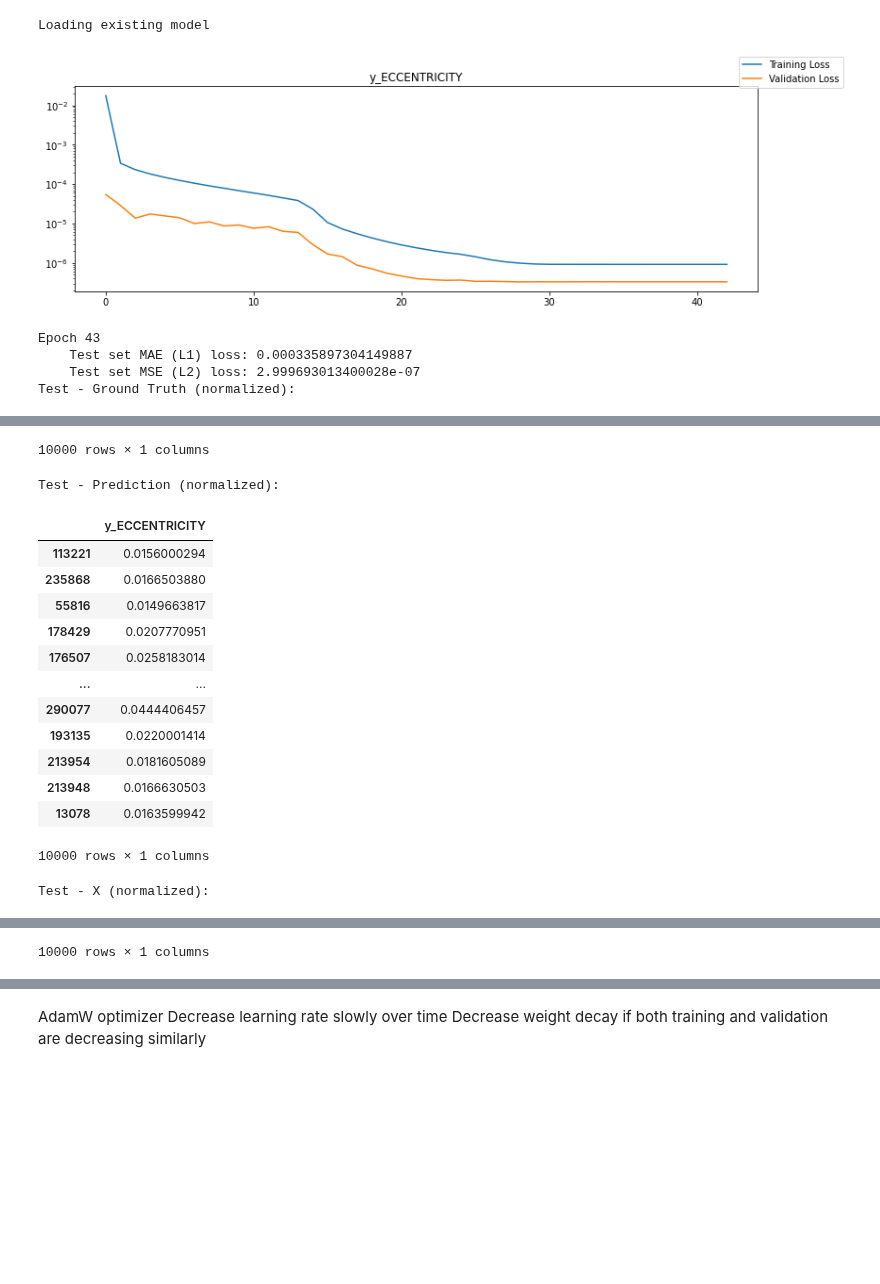
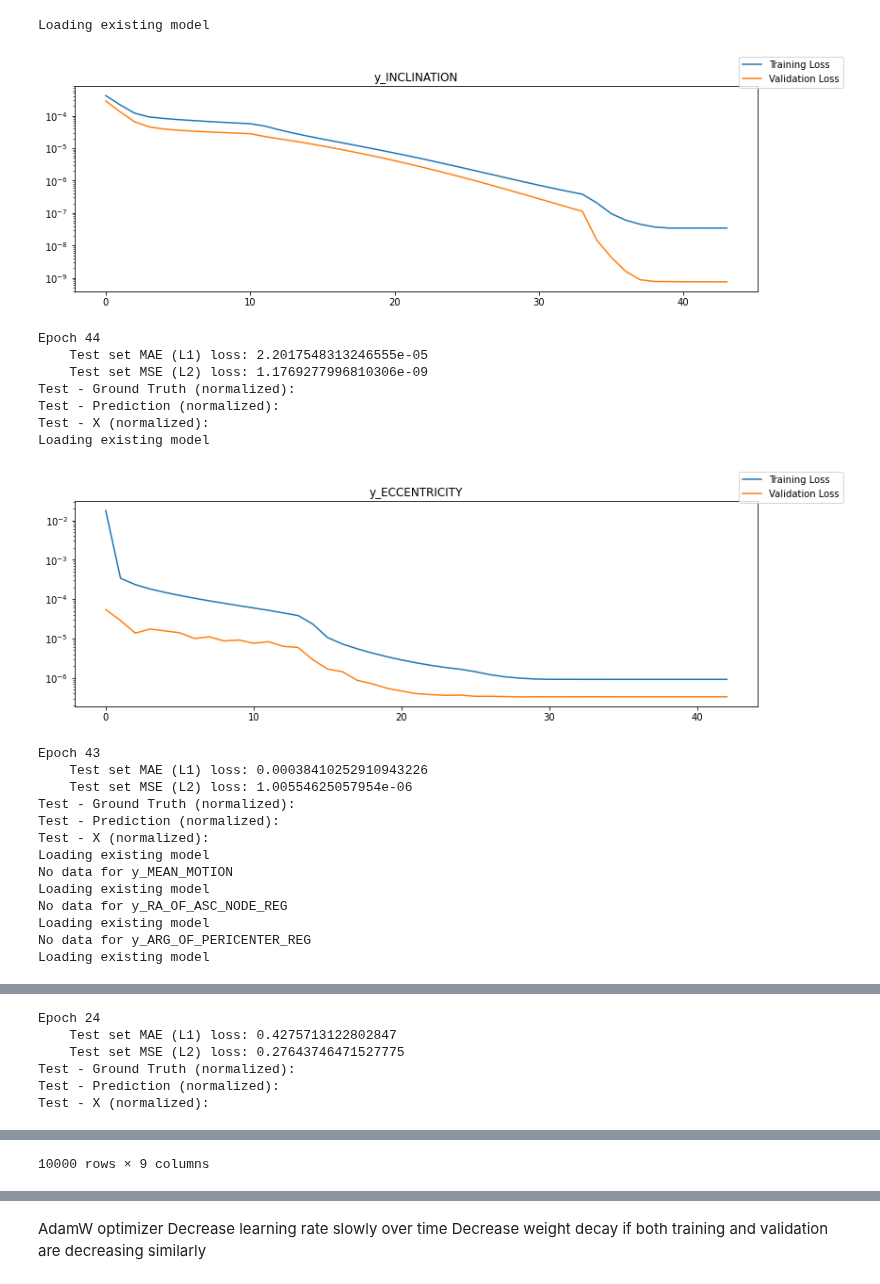
Before and after one commit to cm-tle-pred/tle-prediction, a Jupyter notebook: models/model_t5/model_overview.ipynb, the cells around one changed output, grey strips where cells are left out. Drawn from its saved outputs; the diff is of its cells as text; code cells hidden in the pictures; blank space fills up the shorter version.

Commit message:
Tweaked model and params for new model

```diff
--- a/models/model_t5/model_overview.ipynb
+++ b/models/model_t5/model_overview.ipynb
@@ -81,7 +81,7 @@ def get_ref_X_y(df):
     return (df[ref_cols], df[X_cols], df[y_cols])
 # %%
 train_config = {
-    'dataset' : 'sample_', # '', 'sample_', 'secret_'
+    'dataset' : 'sample2_', # '', 'sample_', 'secret_'
     'model_prefix' : "TRY_2_",
     'model_path' : f"{os.environ['GP_HIST_PATH']}/../t5_models",
     'device' : 'cpu',
@@ -107,43 +107,73 @@ model_configs = {
 }
 # %%
 # Create or load all new sub models here if needed.
+sample_idx = random.sample(list(X_test.index), 10000)
+# sample_idx = X_test.index
 all_models = {}
-# for sub_key in model_configs.keys():
-for sub_key in ['y_REV_MA_REG']:
+display_data = []
+for sub_key in y_cols:
     # When new models are created, a dummy optimizer is used
     model, loss_func, optimizer, mean_losses, next_epoch = load_sub_model_with_config(train_config, model_configs, sub_key)
     all_models[sub_key] = (model, loss_func, optimizer, mean_losses, next_epoch)
-    tl, vl = zip(*mean_losses)
+    try:
+        tl, vl = zip(*mean_losses)
+    except:
+        print(f"No data for {sub_key}")
+        continue
 
     fig,ax = plt.subplots(figsize=(13,4))
     ax.plot(tl, label="Training Loss")
     ax.plot(vl, label="Validation Loss")
     ax.set_title(sub_key)
+#     print(ax.get_ylim())
     ax.set_yscale('log')
+    ax.set_ylim((ax.get_ylim()[0], min(1,ax.get_ylim()[1])))
     fig.legend()
     plt.show()
 
     trained_model = model
-    sample_idx = random.sample(list(X_test.index), 10000)
     X_sample = X_test.loc[sample_idx]
     y_sample = y_test.loc[sample_idx][[sub_key]]
     y_sample_pred = predict(trained_model, X_sample, y_sample, device="cpu") # get predictions for each train
     y_sample_pred_df = pd.DataFrame(y_sample_pred, columns=y_sample.columns, index=y_sample.index)  # put results into a dataframe
     print(f'Epoch {next_epoch}')
     print(f'    Test set MAE (L1) loss: {mean_absolute_error(y_sample, y_sample_pred_df)}')
     print(f'    Test set MSE (L2) loss: {mean_squared_error(y_sample, y_sample_pred_df)}')
     print("Test - Ground Truth (normalized):")
-    display(y_sample)
+#     display(y_sample)
     print("Test - Prediction (normalized):")
-    display(y_sample_pred_df)
+#     display(y_sample_pred_df)
     print("Test - X (normalized):")
-    display(X_sample.iloc[:,model_configs[sub_key]['feature_index']:model_configs[sub_key]['feature_index']+1])
+#     display(X_sample.iloc[:,model_configs[sub_key]['feature_index']:model_configs[sub_key]['feature_index']+1])
+    display_data.append(y_sample)
+    display_data.append(y_sample_pred_df)
+    display_data.append(X_sample.iloc[:,model_configs[sub_key]['feature_index']:model_configs[sub_key]['feature_index']+1])
 #     display(X_sample.iloc[:,model_configs[sub_key]['feature_index']:model_configs[sub_key]['feature_index']+1].values - y_sample_pred_df.values)
-    print(mean_losses[-5:])
+#     print(mean_losses[-5:])
+
+df = pd.concat(display_data, axis=1)
+display(df)
 # %% [output]
 Loading existing model
-[figure, old version]
+[figure, new version]
-Epoch 43
-    Test set MAE (L1) loss: 0.000335897304149887
-    Test set MSE (L2) loss: 2.999693013400028e-07
+Epoch 44
+    Test set MAE (L1) loss: 2.2017548313246555e-05
+    Test set MSE (L2) loss: 1.1769277996810306e-09
 Test - Ground Truth (normalized):
+Test - Prediction (normalized):
+Test - X (normalized):
+Loading existing model
+[figure, added]
+Epoch 43
+    Test set MAE (L1) loss: 0.00038410252910943226
+    Test set MSE (L2) loss: 1.00554625057954e-06
+Test - Ground Truth (normalized):
+Test - Prediction (normalized):
+Test - X (normalized):
+Loading existing model
+No data for y_MEAN_MOTION
+Loading existing model
+No data for y_RA_OF_ASC_NODE_REG
+Loading existing model
+No data for y_ARG_OF_PERICENTER_REG
+Loading existing model
@@ -149,0 +181,6 @@ Test - Ground Truth (normalized):
+Epoch 24
+    Test set MAE (L1) loss: 0.4275713122802847
+    Test set MSE (L2) loss: 0.27643746471527775
+Test - Ground Truth (normalized):
+Test - Prediction (normalized):
+Test - X (normalized):
@@ -162,16 +199 @@ Test - Ground Truth (normalized):
-10000 rows × 1 columns
-Test - Prediction (normalized):
-|  | y_ECCENTRICITY |
-| 113221 | 0.0156000294 |
-| 235868 | 0.0166503880 |
-| 55816 | 0.0149663817 |
-| 178429 | 0.0207770951 |
-| 176507 | 0.0258183014 |
-| ... | ... |
-| 290077 | 0.0444406457 |
-| 193135 | 0.0220001414 |
-| 213954 | 0.0181605089 |
-| 213948 | 0.0166630503 |
-| 13078 | 0.0163599942 |
-10000 rows × 1 columns
+10000 rows × 9 columns
-Test - X (normalized):
@@ -190 +199,0 @@ Test - X (normalized):
-10000 rows × 1 columns
```
Also changed, not shown: parts of 2 cells of this notebook, 2 other files.
